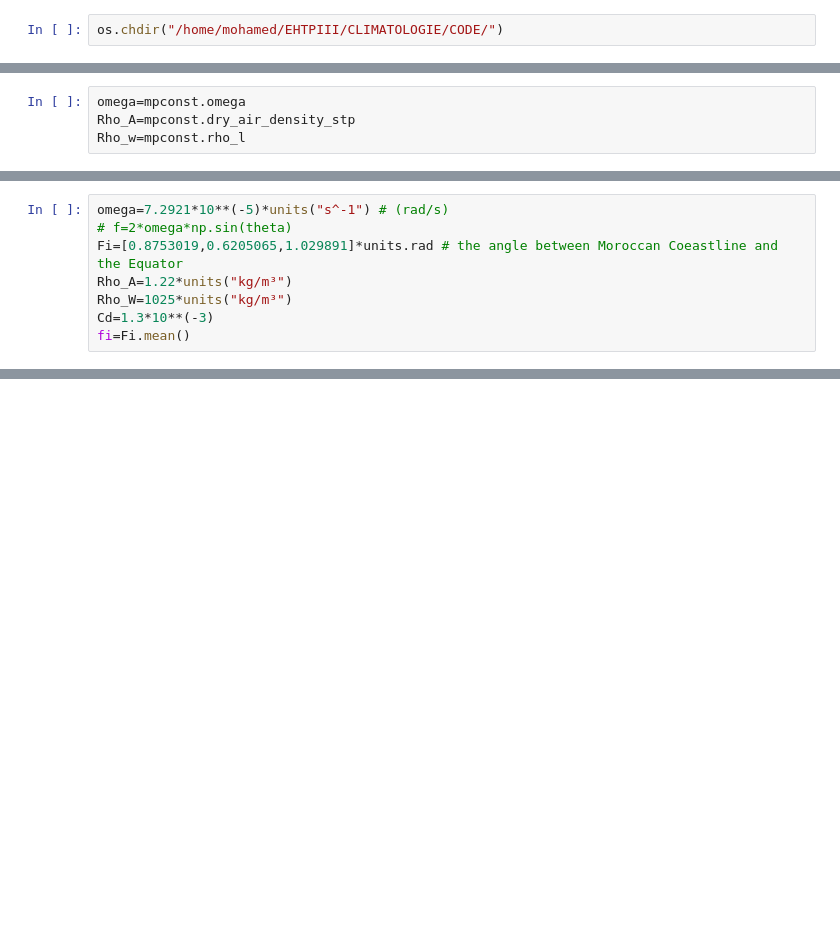
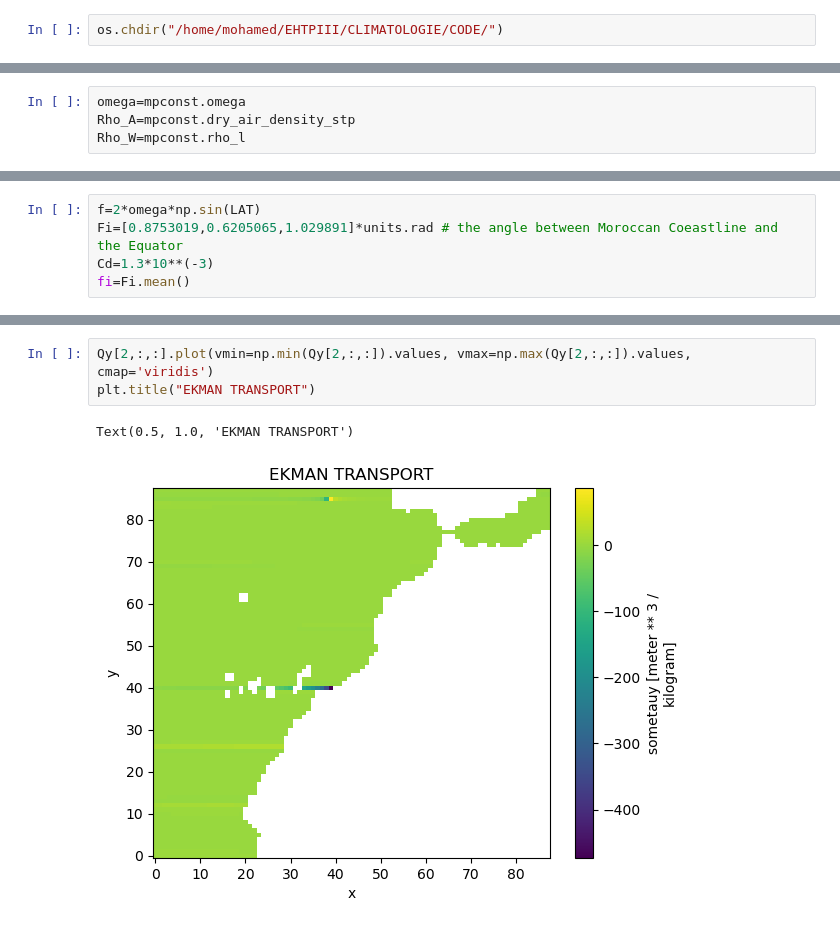
Before and after one commit to Mohamed-01-git/CLIMATOLOGY, a Jupyter notebook: UIC.ipynb, the cells around one changed output, grey strips where cells are left out. Saved outputs shown, nothing was run; the diff lists cells and outputs as text; blank space fills up the shorter version.

```diff
--- a/UIC.ipynb
+++ b/UIC.ipynb
@@ -12,4 +55,4 @@ os.chdir("/home/mohamed/EHTPIII/CLIMATOLOGIE/CODE/")
 # %%
 omega=mpconst.omega
 Rho_A=mpconst.dry_air_density_stp
-Rho_w=mpconst.rho_l
+Rho_W=mpconst.rho_l
@@ -20,8 +59,5 @@ Rho_w
 # %%
-omega=7.2921*10**(-5)*units("s^-1") # (rad/s)
-# f=2*omega*np.sin(theta)
+f=2*omega*np.sin(LAT)
 Fi=[0.8753019,0.6205065,1.029891]*units.rad # the angle between Moroccan Coeastline and the Equator
-Rho_A=1.22*units("kg/m³")
-Rho_W=1025*units("kg/m³")
 Cd=1.3*10**(-3)
 fi=Fi.mean()
@@ -36,0 +77,6 @@ Qy=-Tox/(Rho_W*f)
+# %%
+Qy[2,:,:].plot(vmin=np.min(Qy[2,:,:]).values, vmax=np.max(Qy[2,:,:]).values, cmap='viridis')
+plt.title("EKMAN TRANSPORT")
+# %% [output]
+Text(0.5, 1.0, 'EKMAN TRANSPORT')
+[figure, added]
```
Also changed, not shown: parts of 20 cells of this notebook.
